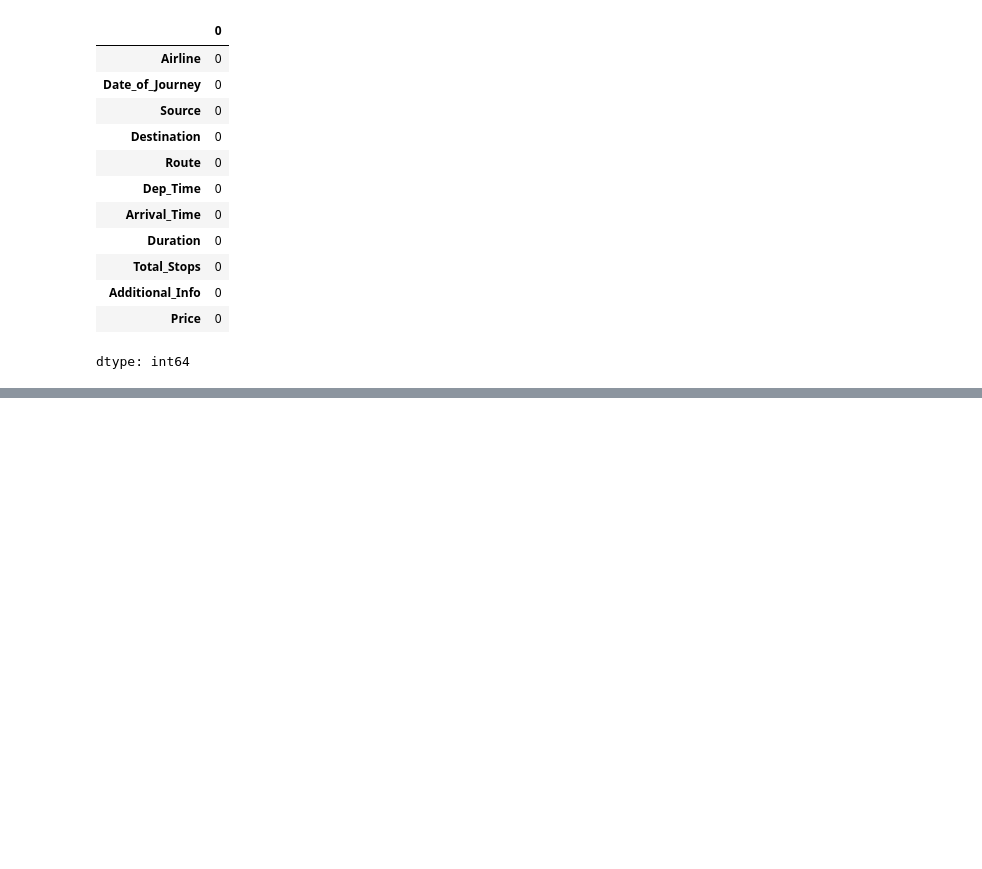
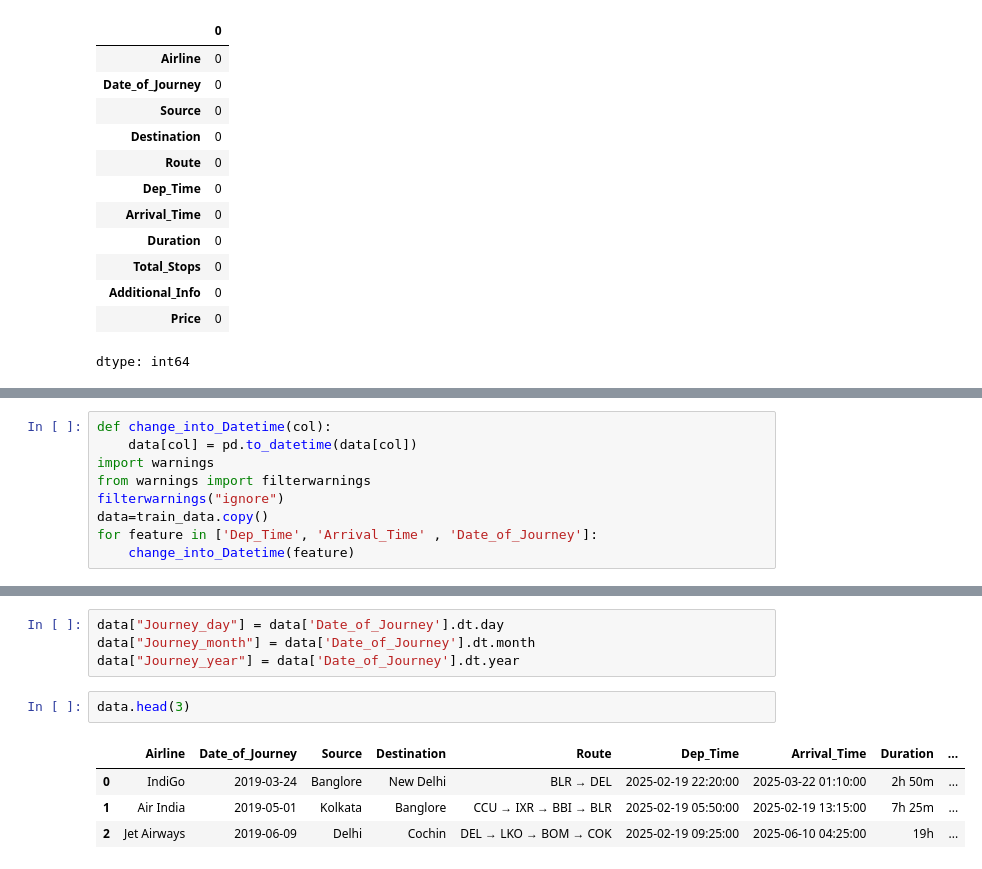
Before and after one commit to amantha6/flight-fare-detection, a Jupyter notebook: flight_prediction.ipynb, the cells around one changed output, grey strips where cells are left out. Cells and saved outputs as stored; diff of their text form; blank space fills up the shorter version.

Commit message:
Data cleaning pt 2

```diff
--- a/flight_prediction.ipynb
+++ b/flight_prediction.ipynb
@@ -86,0 +112,9 @@ dtype: int64
+# %%
+def change_into_Datetime(col):
+    data[col] = pd.to_datetime(data[col])
+import warnings
+from warnings import filterwarnings
+filterwarnings("ignore")
+data=train_data.copy()
+for feature in ['Dep_Time', 'Arrival_Time' , 'Date_of_Journey']:
+    change_into_Datetime(feature)
@@ -86,0 +137,11 @@ dtype: int64
+# %%
+data["Journey_day"] = data['Date_of_Journey'].dt.day
+data["Journey_month"] = data['Date_of_Journey'].dt.month
+data["Journey_year"] = data['Date_of_Journey'].dt.year
+# %%
+data.head(3)
+# %% [output]
+|  | Airline | Date_of_Journey | Source | Destination | Route | Dep_Time | Arrival_Time | Duration | ... |
+| 0 | IndiGo | 2019-03-24 | Banglore | New Delhi | BLR → DEL | 2025-02-19 22:20:00 | 2025-03-22 01:10:00 | 2h 50m | ... |
+| 1 | Air India | 2019-05-01 | Kolkata | Banglore | CCU → IXR → BBI → BLR | 2025-02-19 05:50:00 | 2025-02-19 13:15:00 | 7h 25m | ... |
+| 2 | Jet Airways | 2019-06-09 | Delhi | Cochin | DEL → LKO → BOM → COK | 2025-02-19 09:25:00 | 2025-06-10 04:25:00 | 19h | ... |
```
Also changed, not shown: parts of 8 cells of this notebook.
